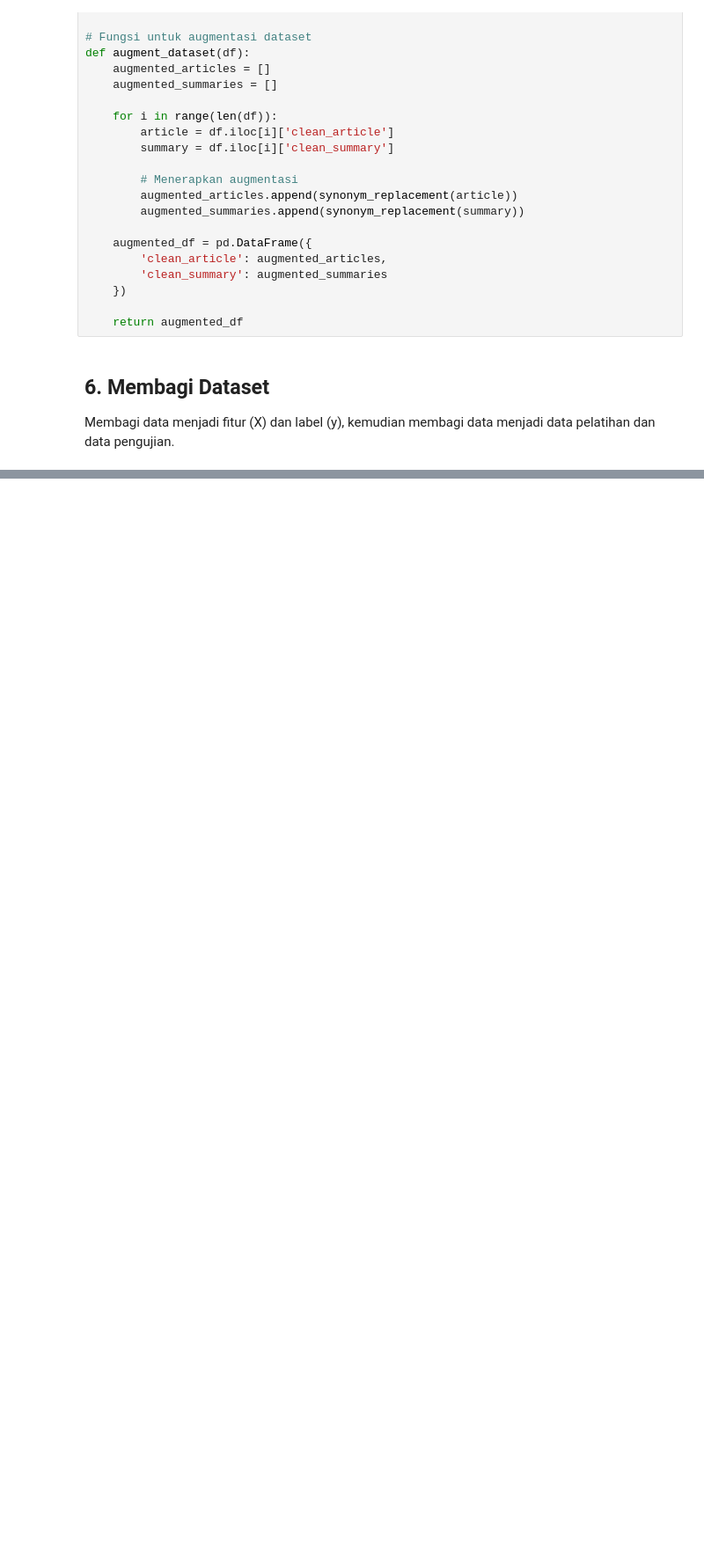
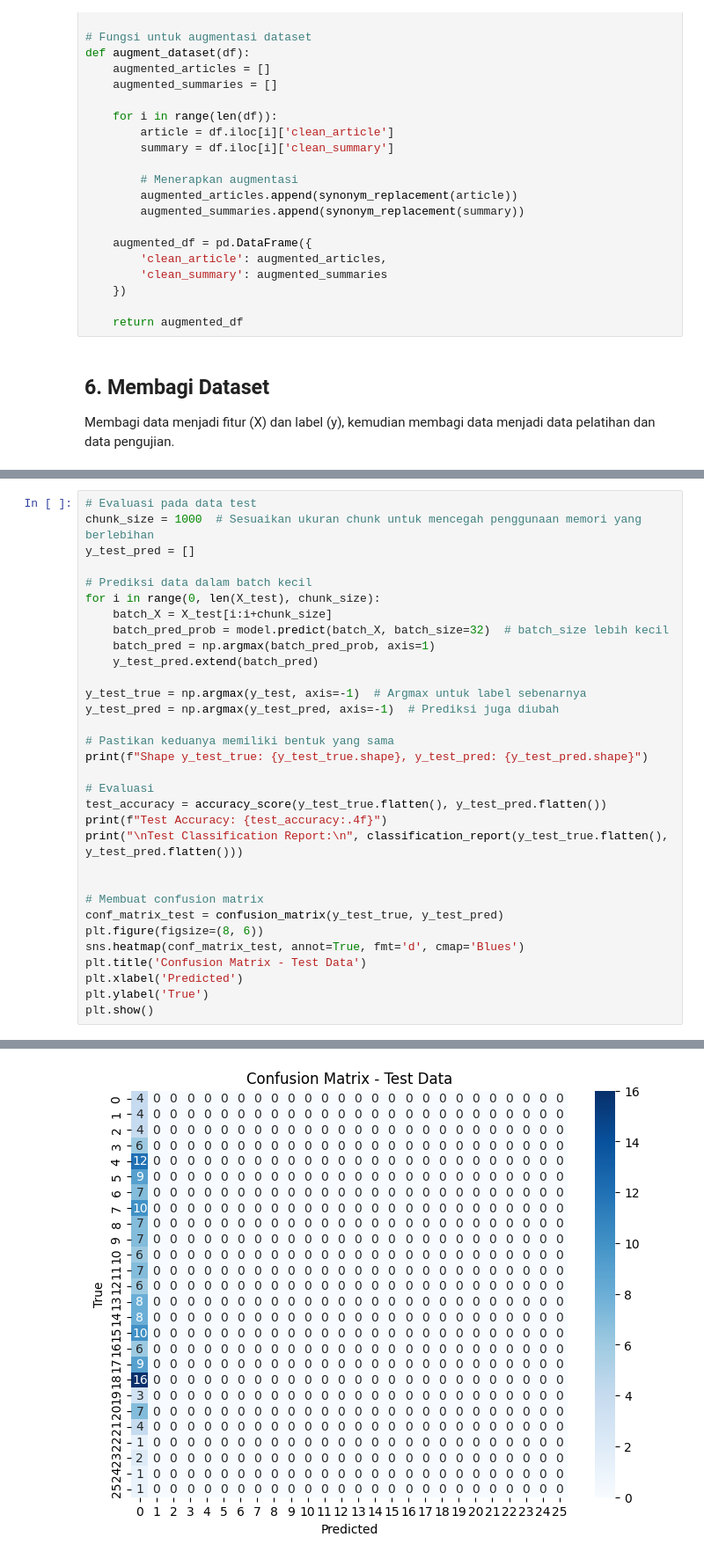
Before and after one commit to defrijay/LSTM-Text-Summarization, a Jupyter notebook: LSTM_text_summarization.ipynb, the cells around one changed output, grey strips where cells are left out. Shown at 88% size. Cells and saved outputs as stored; diff of their text form; blank space fills up the shorter version.

```diff
--- a/LSTM_text_summarization.ipynb
+++ b/LSTM_text_summarization.ipynb
@@ -332,0 +316,33 @@ NameError: name 'model' is not defined
+# %%
+# Evaluasi pada data test
+chunk_size = 1000  # Sesuaikan ukuran chunk untuk mencegah penggunaan memori yang berlebihan
+y_test_pred = []
+
+# Prediksi data dalam batch kecil
+for i in range(0, len(X_test), chunk_size):
+    batch_X = X_test[i:i+chunk_size]
+    batch_pred_prob = model.predict(batch_X, batch_size=32)  # batch_size lebih kecil
+    batch_pred = np.argmax(batch_pred_prob, axis=1)
+    y_test_pred.extend(batch_pred)
+
+y_test_true = np.argmax(y_test, axis=-1)  # Argmax untuk label sebenarnya
+y_test_pred = np.argmax(y_test_pred, axis=-1)  # Prediksi juga diubah
+
+# Pastikan keduanya memiliki bentuk yang sama
+print(f"Shape y_test_true: {y_test_true.shape}, y_test_pred: {y_test_pred.shape}")
+
+# Evaluasi
+test_accuracy = accuracy_score(y_test_true.flatten(), y_test_pred.flatten())
+print(f"Test Accuracy: {test_accuracy:.4f}")
+print("\nTest Classification Report:\n", classification_report(y_test_true.flatten(), y_test_pred.flatten()))
+
+
+# Membuat confusion matrix
+conf_matrix_test = confusion_matrix(y_test_true, y_test_pred)
+plt.figure(figsize=(8, 6))
+sns.heatmap(conf_matrix_test, annot=True, fmt='d', cmap='Blues')
+plt.title('Confusion Matrix - Test Data')
+plt.xlabel('Predicted')
+plt.ylabel('True')
+plt.show()
+# %% [output]
@@ -333 +366,2 @@ NameError: name 'model' is not defined
+[figure, added]
 # %% [markdown]
```
Also changed, not shown: parts of 14 cells of this notebook, 13 other files.
